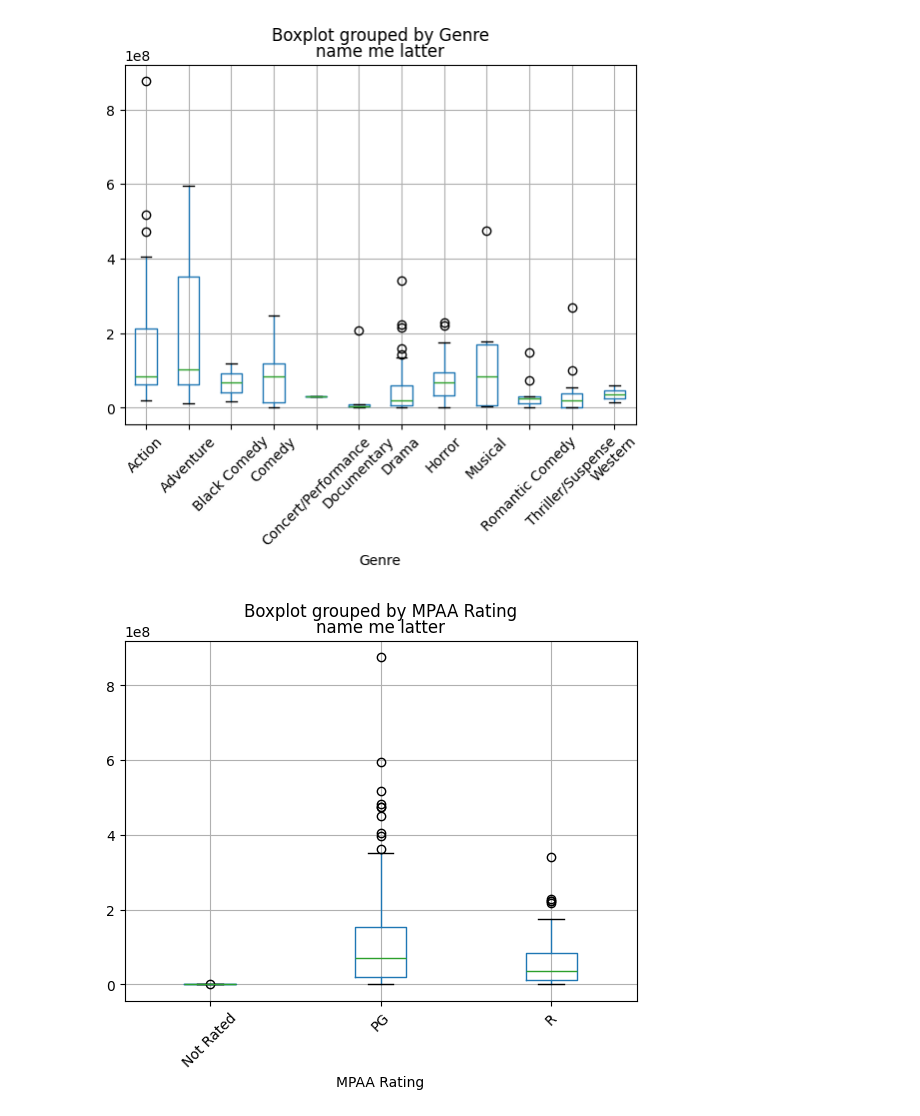
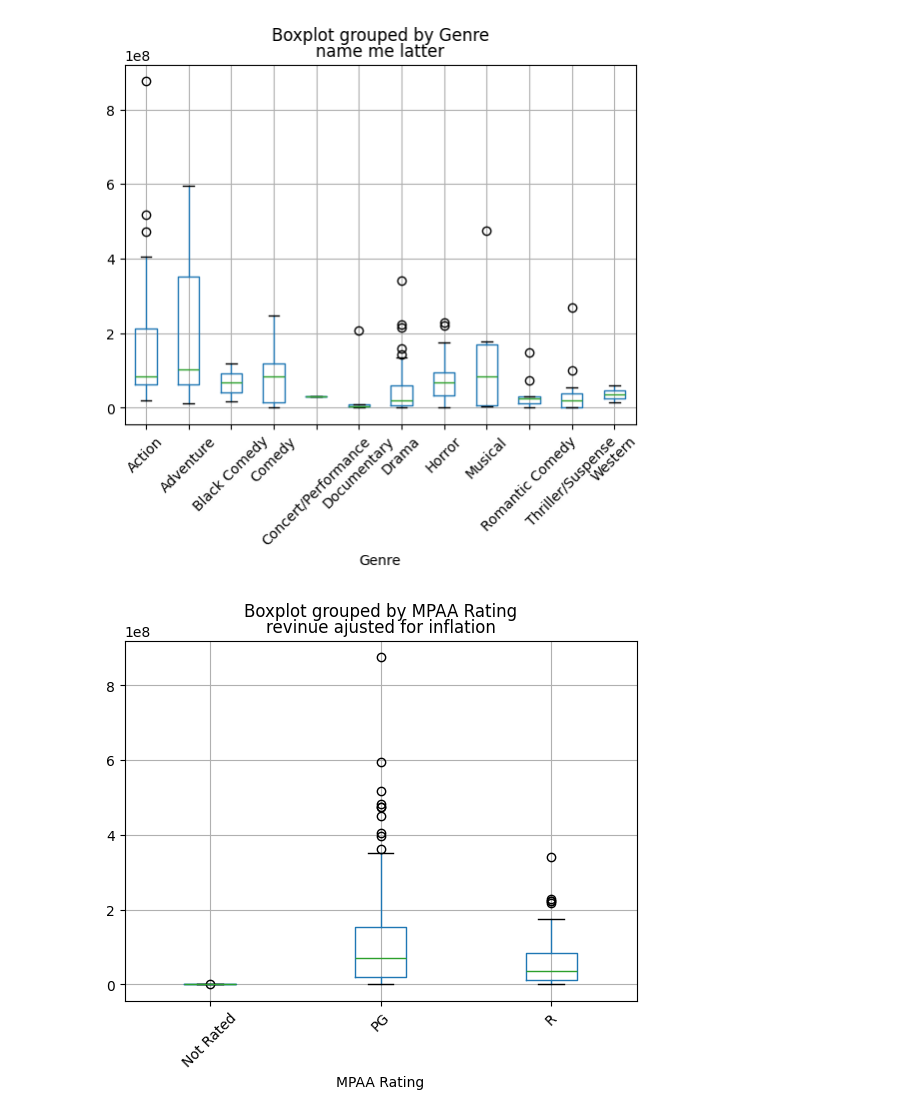
Before and after one commit to CNelson2004/Final_Movie_Analysis, a Jupyter notebook: analyze.ipynb, the cells around one changed output. Drawn from its saved outputs; the diff is of its cells as text; code cells hidden in the pictures.

```diff
--- a/analyze.ipynb
+++ b/analyze.ipynb
@@ -139,7 +139,7 @@ plt.show()
 # %%
 df.boxplot(column='Inflation Adjusted Domestic Revenue', by='MPAA Rating')
 plt.xticks(rotation=45)
-plt.title('name me latter')
+plt.title('revinue ajusted for inflation')
 plt.show()
 # %% [output]
-[figure, old version]
+[figure, new version]
```
Also changed, not shown: parts of 2 cells of this notebook.
